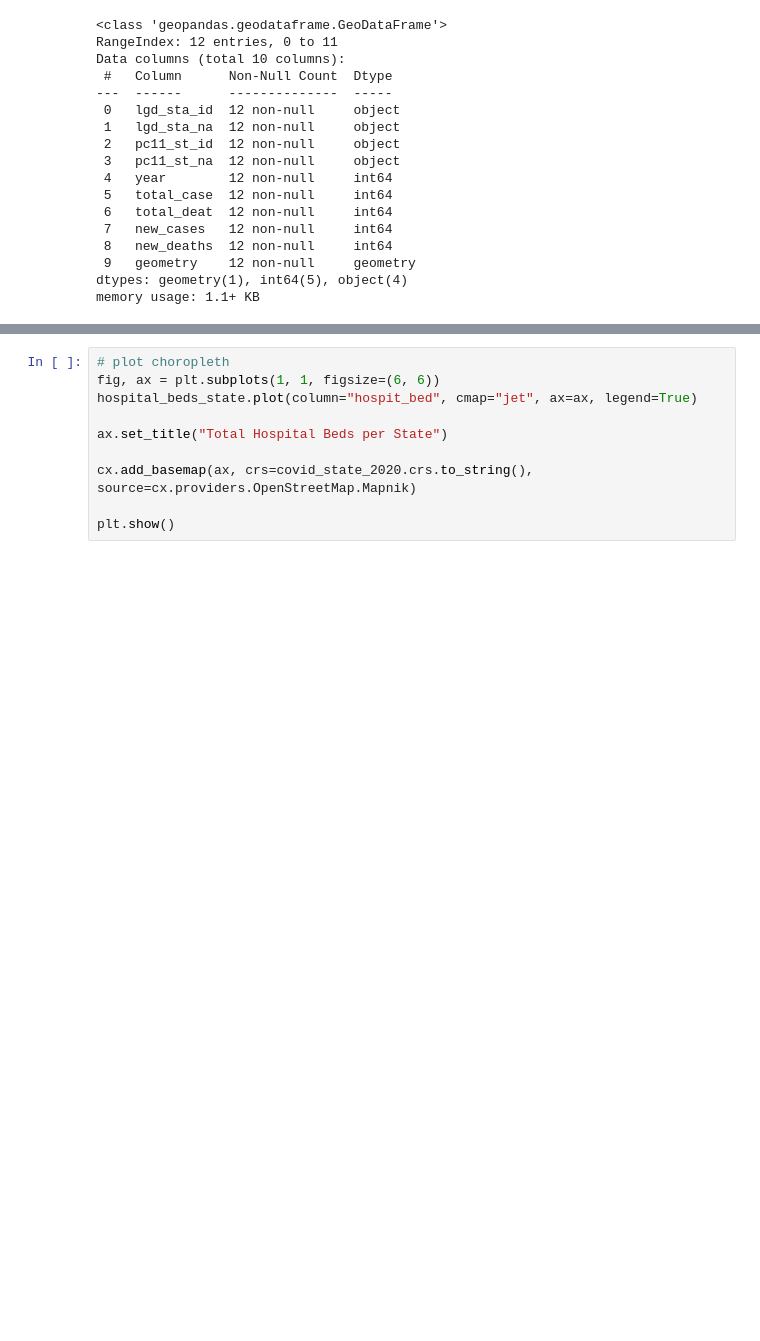
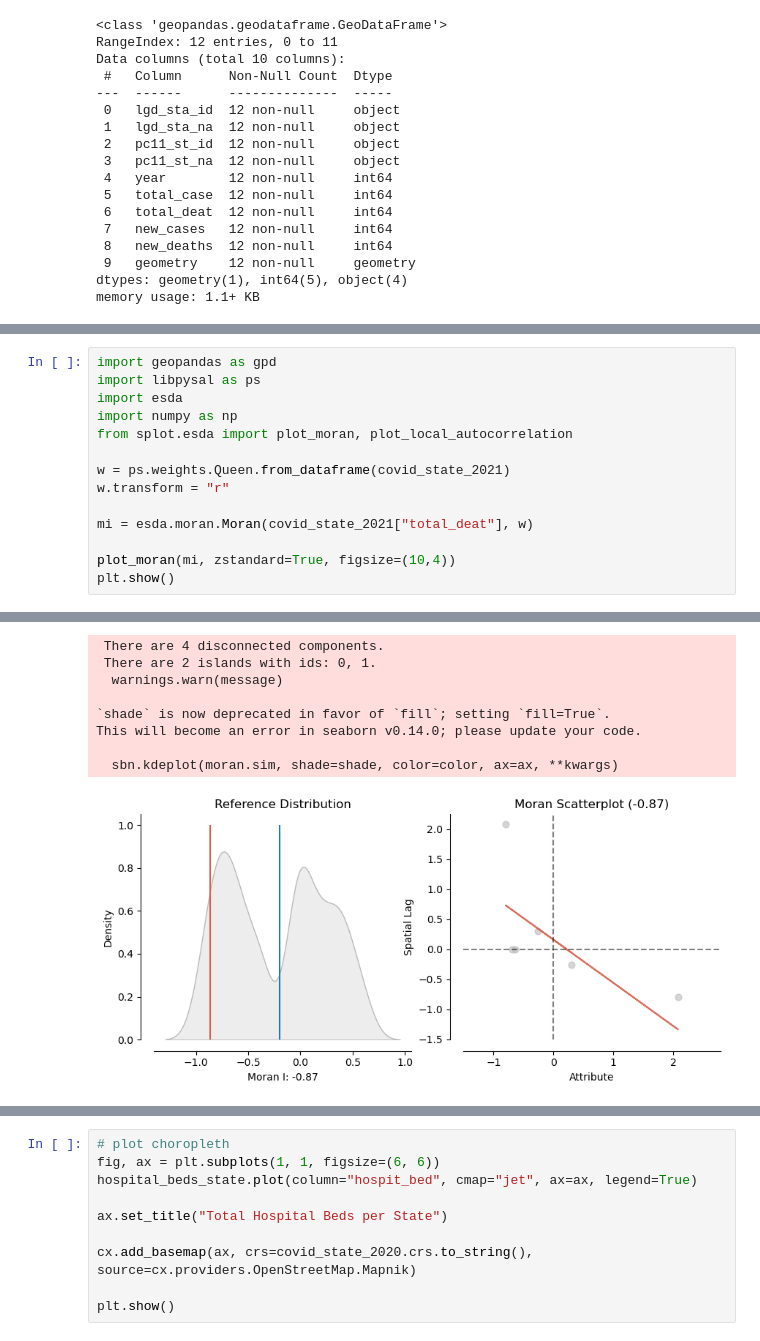
Before and after one commit to vidushi711/SDS_Final, a Jupyter notebook: Explora_Data_Analysis.ipynb, the cells around one changed output, grey strips where cells are left out. Saved outputs shown, nothing was run; the diff lists cells and outputs as text; blank space fills up the shorter version.

```diff
--- a/Explora_Data_Analysis.ipynb
+++ b/Explora_Data_Analysis.ipynb
@@ -130,0 +206,15 @@ plt.show()
+# %%
+import geopandas as gpd
+import libpysal as ps
+import esda
+import numpy as np
+from splot.esda import plot_moran, plot_local_autocorrelation
+
+w = ps.weights.Queen.from_dataframe(covid_state_2021)
+w.transform = "r"
+
+mi = esda.moran.Moran(covid_state_2021["total_deat"], w)
+
+plot_moran(mi, zstandard=True, figsize=(10,4))
+plt.show()
+# %% [output]
@@ -130,0 +223,9 @@ plt.show()
+ There are 4 disconnected components.
+ There are 2 islands with ids: 0, 1.
+  warnings.warn(message)
+
+`shade` is now deprecated in favor of `fill`; setting `fill=True`.
+This will become an error in seaborn v0.14.0; please update your code.
+
+  sbn.kdeplot(moran.sim, shade=shade, color=color, ax=ax, **kwargs)
+[figure, added]
```
Also changed, not shown: parts of 18 cells of this notebook, 12 other files.
